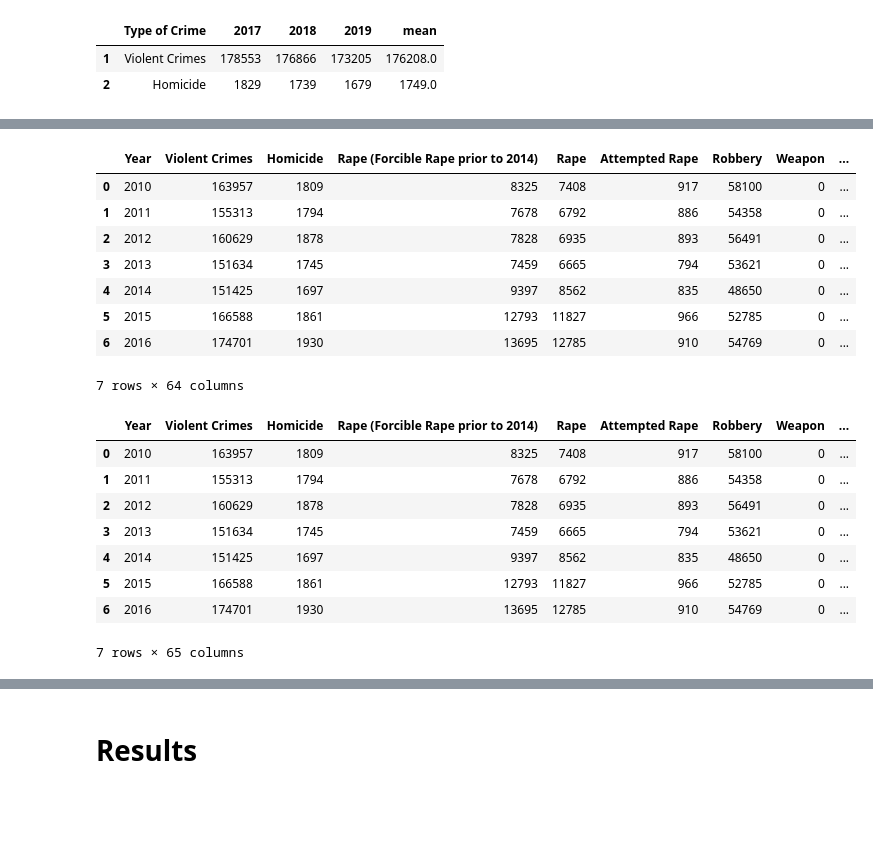
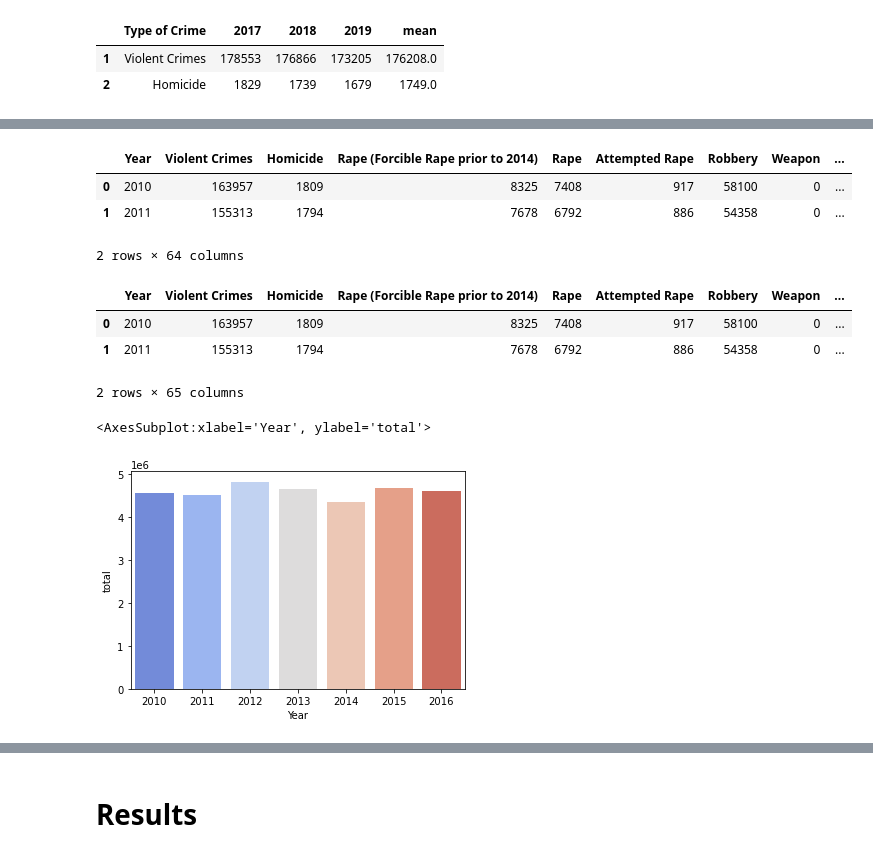
Before and after one commit to frendogr/CMSE202_Project, a Jupyter notebook: Semester_Project.ipynb, the cells around one changed output, grey strips where cells are left out. Saved outputs shown, nothing was run; the diff lists cells and outputs as text; code cells hidden in the pictures; blank space fills up the shorter version.

```diff
--- a/Semester_Project.ipynb
+++ b/Semester_Project.ipynb
@@ -149,31 +190,26 @@ yearly_cali_pre_2016
 # %%
 yearly_cali_pre_2016 = yearly_cali_pre_2016.drop(index = [0,8])
 yearly_cali_pre_2016.rename(columns={"Type of Crime" : "Year"},inplace=True)
 yearly_cali_pre_2016.reset_index(inplace=True,drop=True)
-yearly_cali_pre_2016
+yearly_cali_pre_2016.head(2)
 # %% [output]
 |  | Year | Violent Crimes | Homicide | Rape (Forcible Rape prior to 2014) | Rape | Attempted Rape | Robbery | Weapon | ... |
 | 0 | 2010 | 163957 | 1809 | 8325 | 7408 | 917 | 58100 | 0 | ... |
 | 1 | 2011 | 155313 | 1794 | 7678 | 6792 | 886 | 54358 | 0 | ... |
-| 2 | 2012 | 160629 | 1878 | 7828 | 6935 | 893 | 56491 | 0 | ... |
-| 3 | 2013 | 151634 | 1745 | 7459 | 6665 | 794 | 53621 | 0 | ... |
-| 4 | 2014 | 151425 | 1697 | 9397 | 8562 | 835 | 48650 | 0 | ... |
-| 5 | 2015 | 166588 | 1861 | 12793 | 11827 | 966 | 52785 | 0 | ... |
-| 6 | 2016 | 174701 | 1930 | 13695 | 12785 | 910 | 54769 | 0 | ... |
-7 rows × 64 columns
+2 rows × 64 columns
 # %%
 yearly_cali_pre_2016["total"] = yearly_cali_pre_2016.iloc[:,1:].sum(axis=1)
-yearly_cali_pre_2016
+yearly_cali_pre_2016.head(2)
 # %% [output]
 |  | Year | Violent Crimes | Homicide | Rape (Forcible Rape prior to 2014) | Rape | Attempted Rape | Robbery | Weapon | ... |
 | 0 | 2010 | 163957 | 1809 | 8325 | 7408 | 917 | 58100 | 0 | ... |
 | 1 | 2011 | 155313 | 1794 | 7678 | 6792 | 886 | 54358 | 0 | ... |
-| 2 | 2012 | 160629 | 1878 | 7828 | 6935 | 893 | 56491 | 0 | ... |
-| 3 | 2013 | 151634 | 1745 | 7459 | 6665 | 794 | 53621 | 0 | ... |
-| 4 | 2014 | 151425 | 1697 | 9397 | 8562 | 835 | 48650 | 0 | ... |
-| 5 | 2015 | 166588 | 1861 | 12793 | 11827 | 966 | 52785 | 0 | ... |
-| 6 | 2016 | 174701 | 1930 | 13695 | 12785 | 910 | 54769 | 0 | ... |
-7 rows × 65 columns
+2 rows × 65 columns
+# %%
+sns.barplot(x = yearly_cali_pre_2016["Year"], y = yearly_cali_pre_2016["total"], palette="coolwarm")
+# %% [output]
+<AxesSubplot:xlabel='Year', ylabel='total'>
+[figure, added]
 # %%
 yearly_cali_post_2016 = cali_post_2016.transpose()
 yearly_cali_post_2016.reset_index(inplace=True)
```
Also changed, not shown: parts of 25 cells of this notebook.
